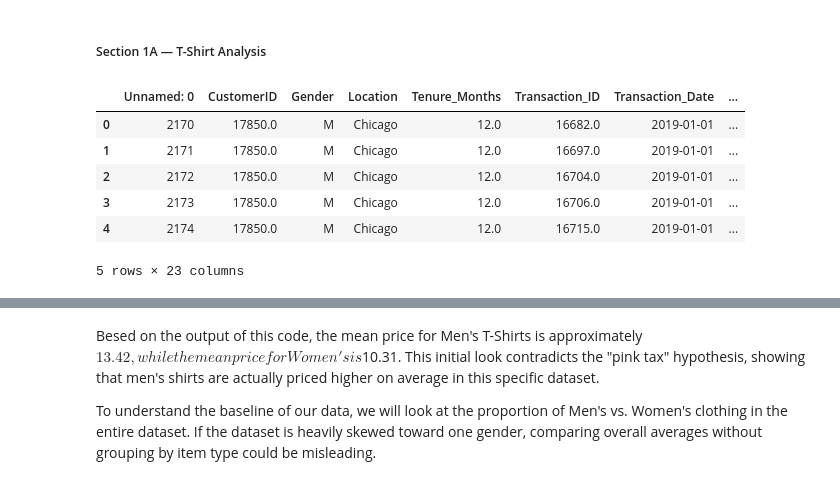
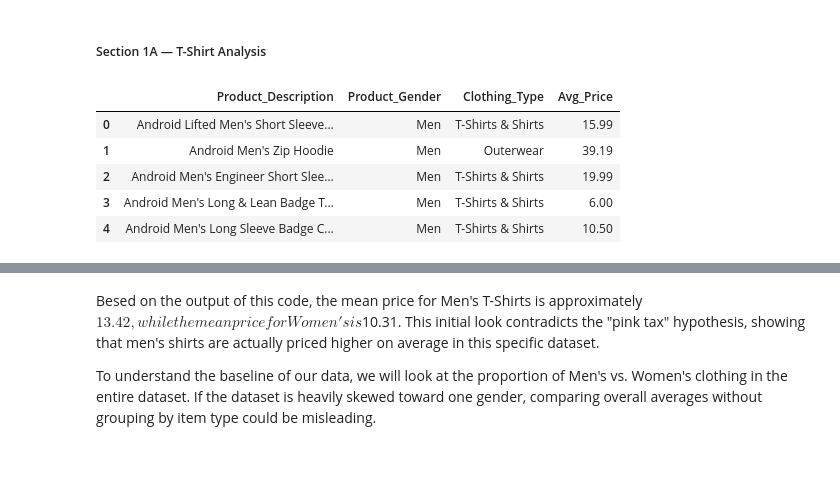
Before and after one commit to COGS108/Group136_WI26, a Jupyter notebook: 02-EDACheckpoint.ipynb, the cells around one changed output, grey strips where cells are left out. Cells and saved outputs as stored; diff of their text form; code cells hidden in the pictures.

```diff
--- a/02-EDACheckpoint.ipynb
+++ b/02-EDACheckpoint.ipynb
@@ -390,28 +412,27 @@ Please note that you should consider the use of python modules in your work.  An
 # %%
 import pandas as pd
 import numpy as np
 import seaborn as sns
 import matplotlib.pyplot as plt
 from scipy import stats
 
 from pathlib import Path
 ROOT = Path.cwd()
 
-file1_path = ROOT / "data" / "01-interim" / "cleaned_data.csv"
+file1_path = ROOT / "data" / "01-interim" / "file_unique_catalog.csv"
 file2_path = ROOT / "data" / "01-interim" / "retail_sales_dataset_clothing_sales.csv"
 
 df1 = pd.read_csv(file1_path)
 df2 = pd.read_csv(file2_path)
 
 df1.head()
 # %% [output]
-|  | Unnamed: 0 | CustomerID | Gender | Location | Tenure_Months | Transaction_ID | Transaction_Date | ... |
-| 0 | 2170 | 17850.0 | M | Chicago | 12.0 | 16682.0 | 2019-01-01 | ... |
-| 1 | 2171 | 17850.0 | M | Chicago | 12.0 | 16697.0 | 2019-01-01 | ... |
-| 2 | 2172 | 17850.0 | M | Chicago | 12.0 | 16704.0 | 2019-01-01 | ... |
-| 3 | 2173 | 17850.0 | M | Chicago | 12.0 | 16706.0 | 2019-01-01 | ... |
-| 4 | 2174 | 17850.0 | M | Chicago | 12.0 | 16715.0 | 2019-01-01 | ... |
+|  | Product_Description | Product_Gender | Clothing_Type | Avg_Price |
+| 0 | Android Lifted Men's Short Sleeve... | Men | T-Shirts & Shirts | 15.99 |
+| 1 | Android Men's Zip Hoodie | Men | Outerwear | 39.19 |
+| 2 | Android Men's Engineer Short Slee... | Men | T-Shirts & Shirts | 19.99 |
+| 3 | Android Men's Long & Lean Badge T... | Men | T-Shirts & Shirts | 6.00 |
+| 4 | Android Men's Long Sleeve Badge C... | Men | T-Shirts & Shirts | 10.50 |
-5 rows × 23 columns
 # %%
 filtered_df1 = df1[df1['Clothing_Type'] == 'T-Shirts & Shirts']
 filtered_df1.head()
```
Also changed, not shown: parts of 22 cells of this notebook.
